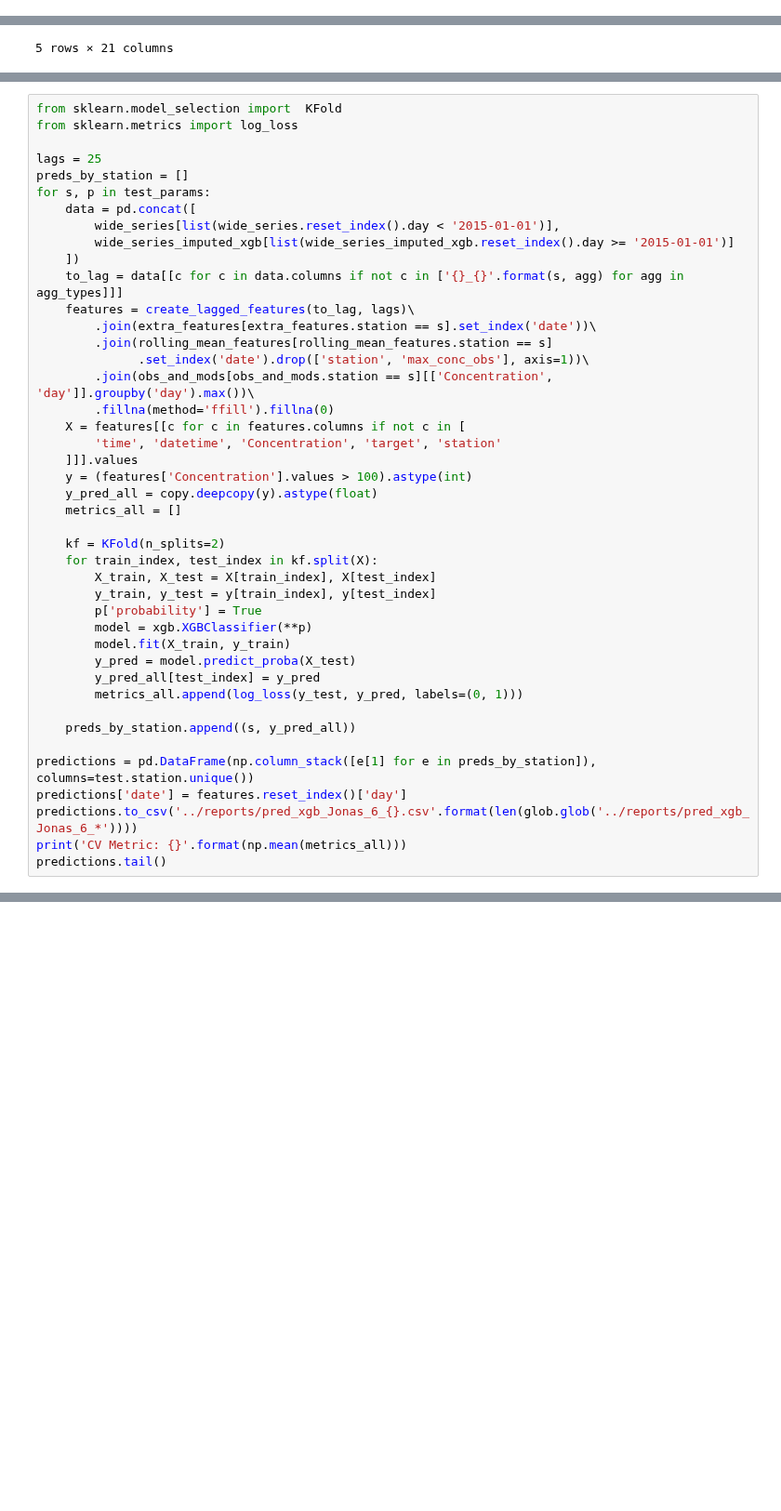
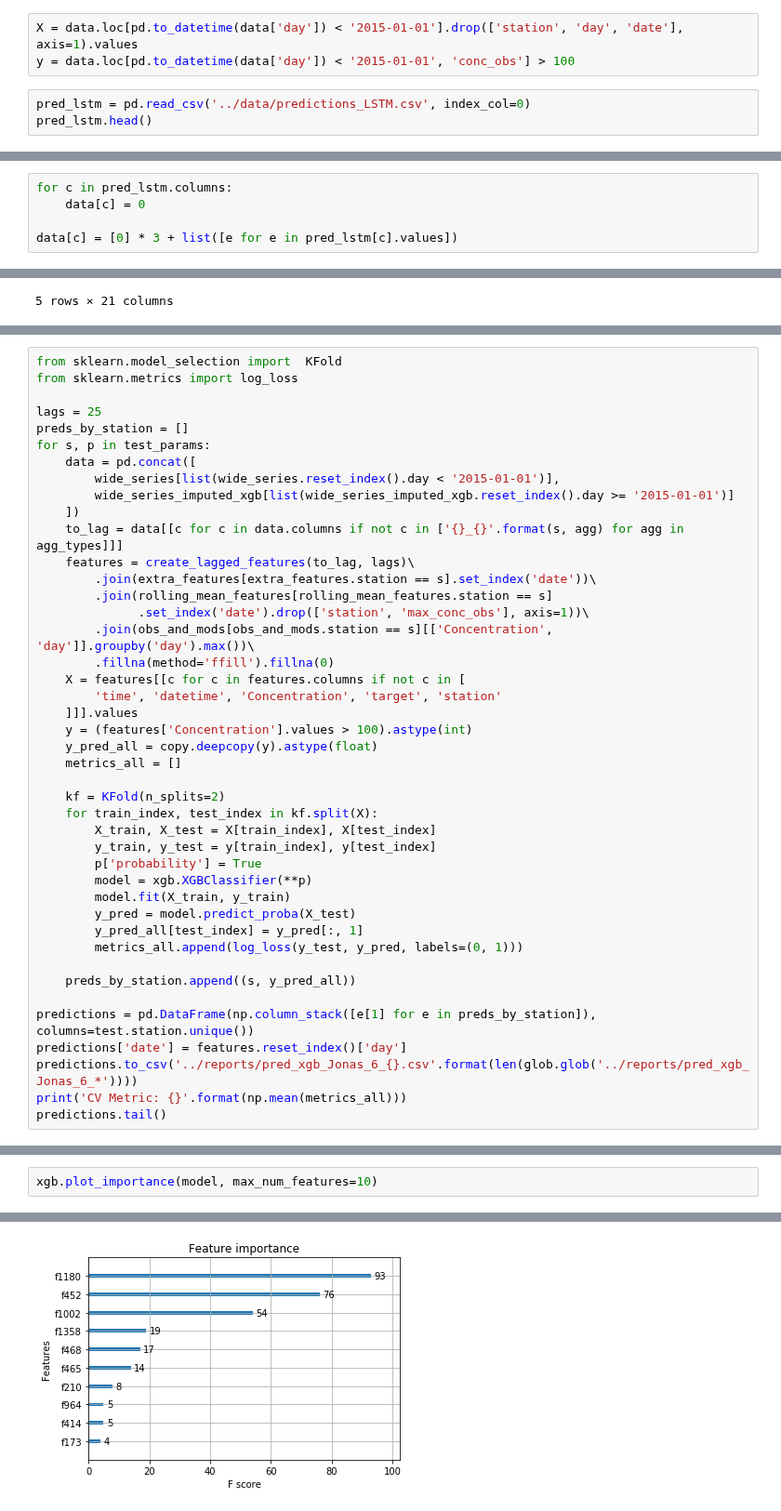
Before and after one commit to javiermas/BCNAirQualityDatathon, a Jupyter notebook: notebooks/Jonas_6.ipynb, the cells around one changed output, grey strips where cells are left out. Shown at 93% size. Saved outputs shown, nothing was run; the diff lists cells and outputs as text; blank space fills up the shorter version.

```diff
--- a/notebooks/Jonas_6.ipynb
+++ b/notebooks/Jonas_6.ipynb
@@ -71,0 +74,6 @@ Changes from `Jonas_5`:
+# %%
+X = data.loc[pd.to_datetime(data['day']) < '2015-01-01'].drop(['station', 'day', 'date'], axis=1).values
+y = data.loc[pd.to_datetime(data['day']) < '2015-01-01', 'conc_obs'] > 100
+# %%
+pred_lstm = pd.read_csv('../data/predictions_LSTM.csv', index_col=0)
+pred_lstm.head()
@@ -71,0 +95,5 @@ Changes from `Jonas_5`:
+# %%
+for c in pred_lstm.columns:
+    data[c] = 0
+
+data[c] = [0] * 3 + list([e for e in pred_lstm[c].values])
@@ -286,7 +320,7 @@ for s, p in test_params:
         model = xgb.XGBClassifier(**p)
         model.fit(X_train, y_train)
         y_pred = model.predict_proba(X_test)
-        y_pred_all[test_index] = y_pred
+        y_pred_all[test_index] = y_pred[:, 1]
         metrics_all.append(log_loss(y_test, y_pred, labels=(0, 1)))
 
     preds_by_station.append((s, y_pred_all))
@@ -300,0 +537,3 @@ ValueError: shape mismatch: value array of shape (548,2) could not be broadcast
+# %%
+xgb.plot_importance(model, max_num_features=10)
+# %% [output]
@@ -300,0 +541 @@ ValueError: shape mismatch: value array of shape (548,2) could not be broadcast
+[figure, added]
```
Also changed, not shown: parts of 15 cells of this notebook, 46 other files.
